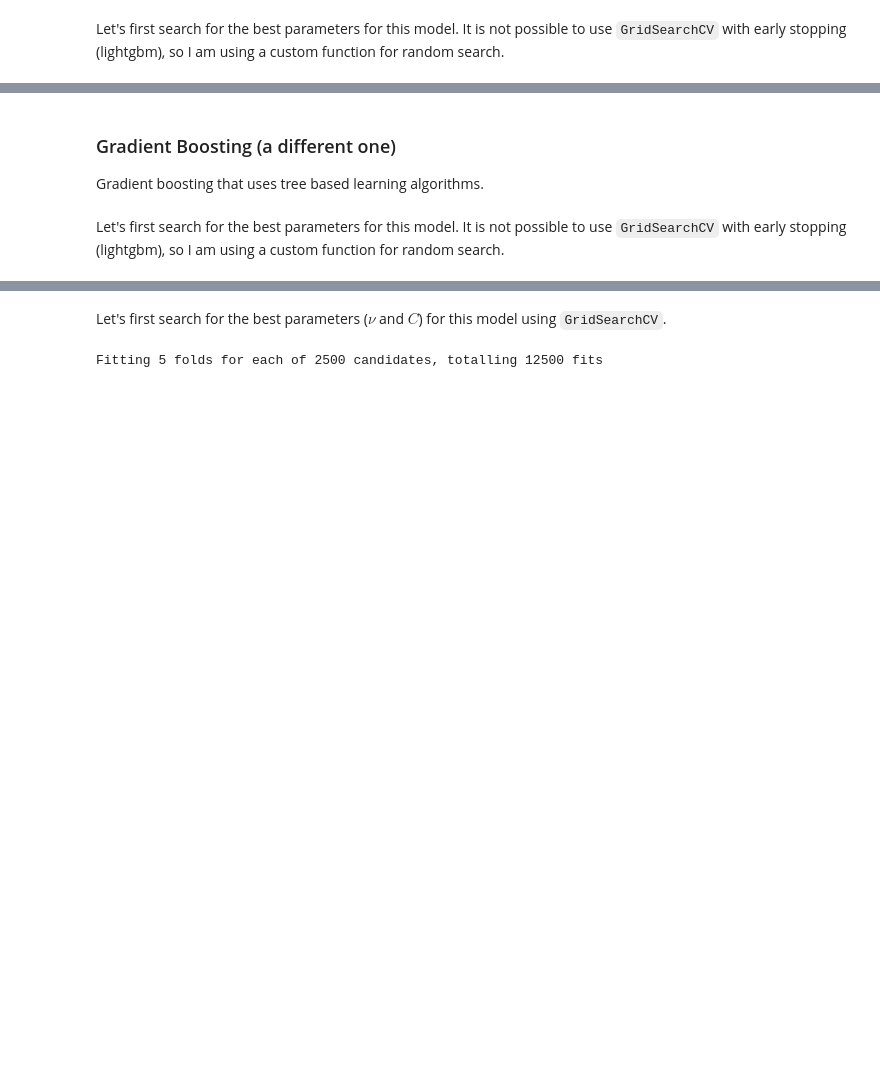
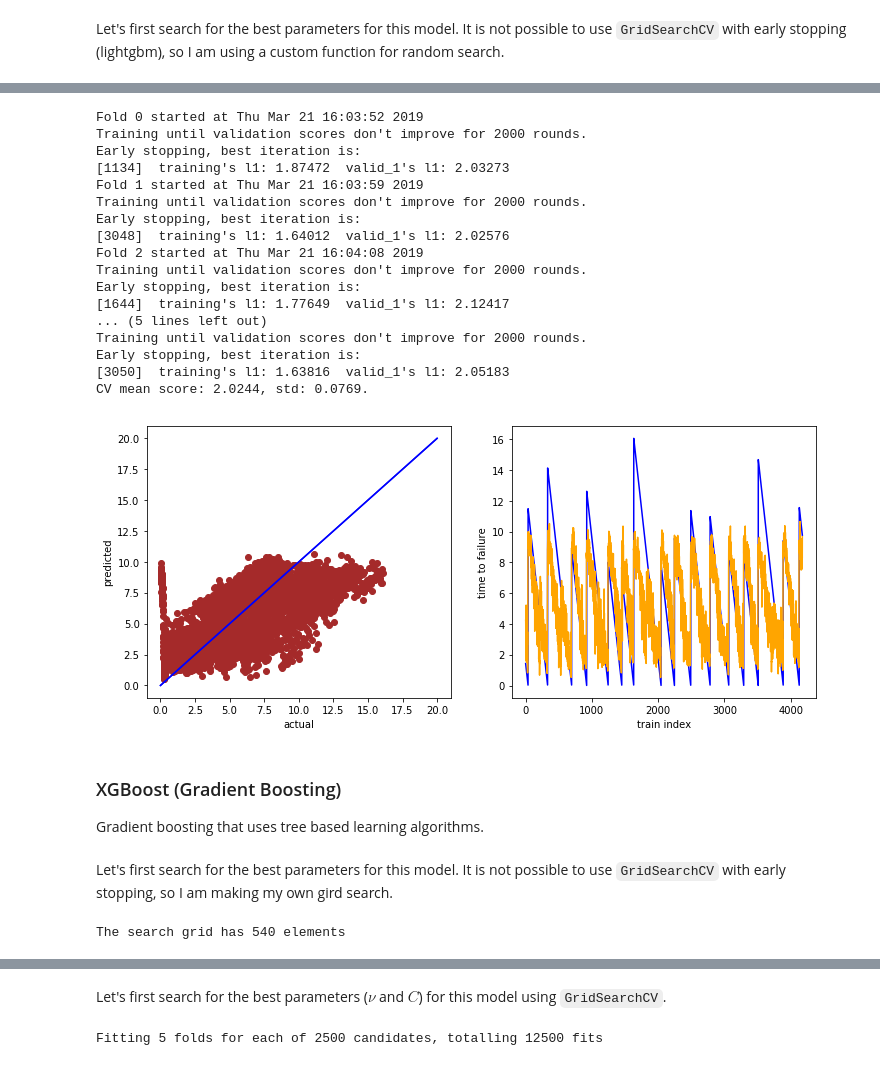
Before and after one commit to ricarddelgado/lanl-earthquake-kaggle, a Jupyter notebook: 3. Earthquakes FE - More features and samples (v3).ipynb, the cells around one changed output, grey strips where cells are left out. Drawn from its saved outputs; the diff is of its cells as text; code cells hidden in the pictures; blank space fills up the shorter version.

Commit message:
More trees and boosting

```diff
--- a/3. Earthquakes FE - More features and samples (v3).ipynb
+++ b/3. Earthquakes FE - More features and samples (v3).ipynb
@@ -887,28 +954,47 @@ best_params
 # %%
 params = {
     'objective': 'huber',
     'boosting': 'gbdt',
     'verbosity': -1,
-    'num_leaves': 54,
-    'min_data_in_leaf': 79,
-    'max_depth': -1,
+    'num_leaves': 8, #54,
+    'min_data_in_leaf': 100, #79,
+    'max_depth': 6, #-1,
     'learning_rate': 0.01,
-    'bagging_freq': 5,
-    'bagging_fraction': 0.8126672064208567,
+    'bagging_freq': 3, #5,
+    'bagging_fraction': 0.7166666666666667, #0.8126672064208567,
     'bagging_seed': 11,
     'metric': 'mae',
-    'reg_alpha': 0.1302650970728192,
-    'reg_lambda': 0.3603427518866501
+    'reg_alpha': 0.19444444444444445, #0.1302650970728192,
+    'reg_lambda': 0.8555555555555555 #0.3603427518866501
 }
 oof_lgb, prediction_lgb, score_mean_lgb, score_std_lgb, feature_importance = train_model(X=X_train_scaled_best,
                                                                                          X_test=X_test_scaled_best,
                                                                                          y=y_tr,
                                                                                          folds=folds_models,
                                                                                          params=params,
                                                                                          model_type='lgb',
                                                                                          show_scatter=True)
+# %% [output]
+Fold 0 started at Thu Mar 21 16:03:52 2019
+Training until validation scores don't improve for 2000 rounds.
+Early stopping, best iteration is:
+[1134]  training's l1: 1.87472  valid_1's l1: 2.03273
+Fold 1 started at Thu Mar 21 16:03:59 2019
+Training until validation scores don't improve for 2000 rounds.
+Early stopping, best iteration is:
+[3048]  training's l1: 1.64012  valid_1's l1: 2.02576
+Fold 2 started at Thu Mar 21 16:04:08 2019
+Training until validation scores don't improve for 2000 rounds.
+Early stopping, best iteration is:
+[1644]  training's l1: 1.77649  valid_1's l1: 2.12417
+... (5 lines left out)
+Training until validation scores don't improve for 2000 rounds.
+Early stopping, best iteration is:
+[3050]  training's l1: 1.63816  valid_1's l1: 2.05183
+CV mean score: 2.0244, std: 0.0769.
+[figure, added]
 # %% [markdown]
-### Gradient Boosting (a different one)
+### XGBoost (Gradient Boosting)
 Gradient boosting that uses tree based learning algorithms.
 # %% [markdown]
-Let's first search for the best parameters for this model. It is not possible to use `GridSearchCV` with early stopping (lightgbm), so I am using a custom function for random search.
+Let's first search for the best parameters for this model. It is not possible to use `GridSearchCV` with early stopping, so I am making my own gird search.
@@ -914,0 +1014,7 @@ Let's first search for the best parameters for this model. It is not possible to
+# %%
+grid_size = 1
+for param in param_grid:
+    grid_size *= len(param_grid[param])
+print(f'The search grid has {grid_size} elements')
+# %% [output]
+The search grid has 540 elements
```
Also changed, not shown: parts of 85 cells of this notebook, 2 other files.
